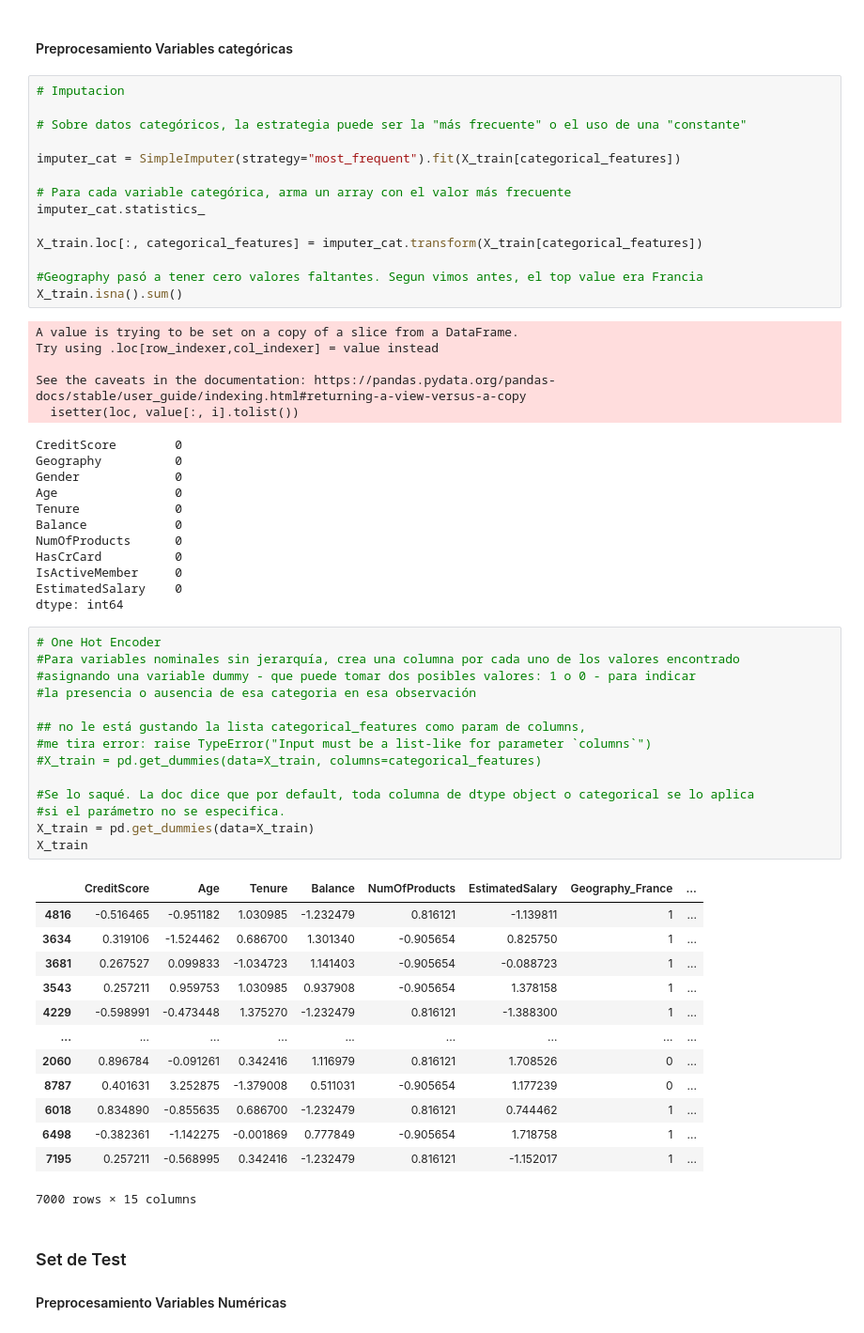
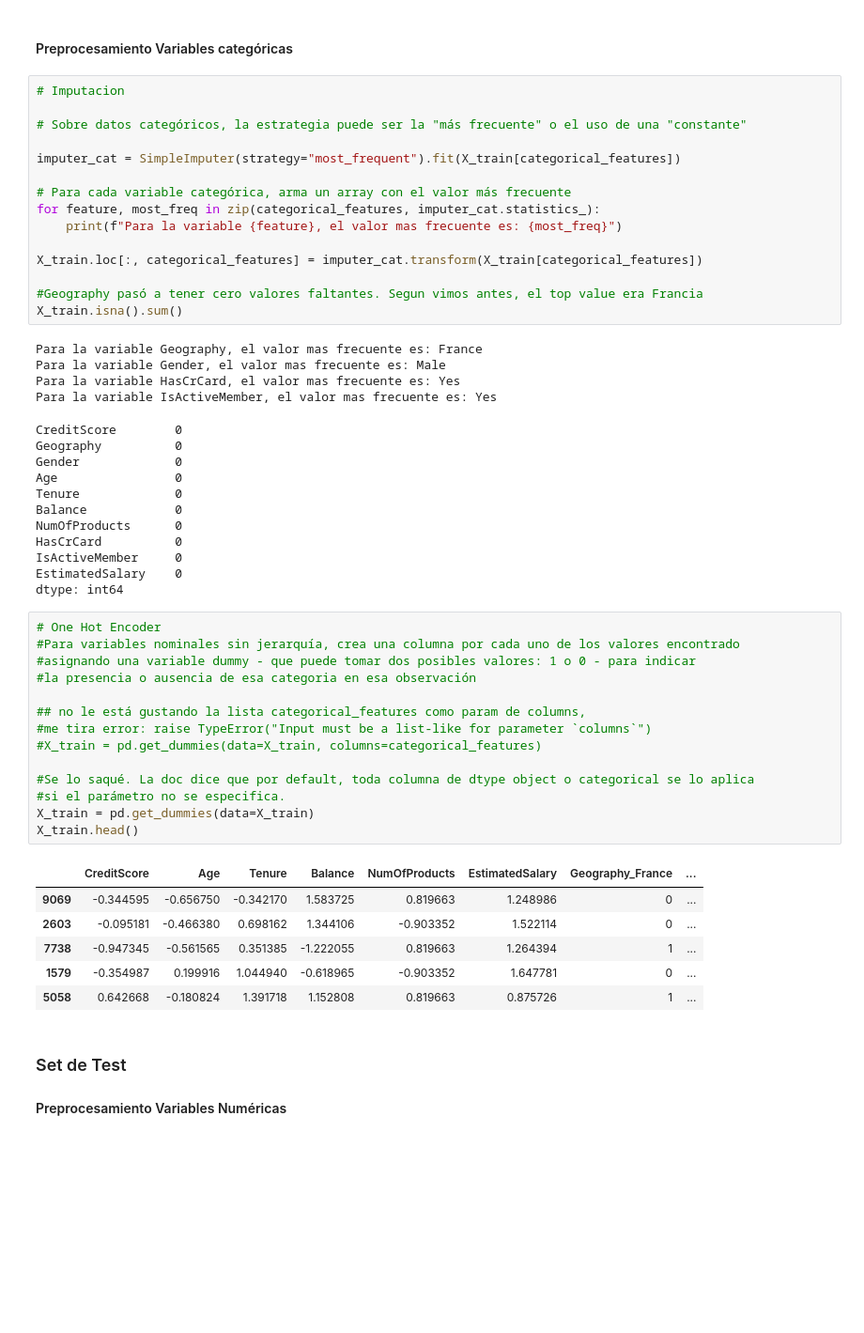
Before and after one commit to alejandrotobonr/DS-ONLINE-76, a Jupyter notebook: encoding_scaling.ipynb, the cells around one changed output. Shown at 94% size. Cells and saved outputs as stored; diff of their text form; blank space fills up the shorter version.

```diff
--- a/encoding_scaling.ipynb
+++ b/encoding_scaling.ipynb
@@ -264,18 +263,18 @@ X_train.head()
 imputer_cat = SimpleImputer(strategy="most_frequent").fit(X_train[categorical_features])
 
 # Para cada variable categórica, arma un array con el valor más frecuente
-imputer_cat.statistics_
+for feature, most_freq in zip(categorical_features, imputer_cat.statistics_):
+    print(f"Para la variable {feature}, el valor mas frecuente es: {most_freq}")
 
 X_train.loc[:, categorical_features] = imputer_cat.transform(X_train[categorical_features])
 
 #Geography pasó a tener cero valores faltantes. Segun vimos antes, el top value era Francia
 X_train.isna().sum()
 # %% [output]
-A value is trying to be set on a copy of a slice from a DataFrame.
-Try using .loc[row_indexer,col_indexer] = value instead
-
-See the caveats in the documentation: https://pandas.pydata.org/pandas-docs/stable/user_guide/indexing.html#returning-a-view-versus-a-copy
-  isetter(loc, value[:, i].tolist())
+Para la variable Geography, el valor mas frecuente es: France
+Para la variable Gender, el valor mas frecuente es: Male
+Para la variable HasCrCard, el valor mas frecuente es: Yes
+Para la variable IsActiveMember, el valor mas frecuente es: Yes
 CreditScore        0
 Geography          0
 Gender             0
@@ -290,31 +289,24 @@ dtype: int64
 # %%
 # One Hot Encoder
 #Para variables nominales sin jerarquía, crea una columna por cada uno de los valores encontrado
 #asignando una variable dummy - que puede tomar dos posibles valores: 1 o 0 - para indicar
 #la presencia o ausencia de esa categoria en esa observación
 
 ## no le está gustando la lista categorical_features como param de columns,
 #me tira error: raise TypeError("Input must be a list-like for parameter `columns`")
 #X_train = pd.get_dummies(data=X_train, columns=categorical_features)
 
 #Se lo saqué. La doc dice que por default, toda columna de dtype object o categorical se lo aplica
 #si el parámetro no se especifica.
 X_train = pd.get_dummies(data=X_train)
-X_train
+X_train.head()
 # %% [output]
 |  | CreditScore | Age | Tenure | Balance | NumOfProducts | EstimatedSalary | Geography_France | ... |
-| 4816 | -0.516465 | -0.951182 | 1.030985 | -1.232479 | 0.816121 | -1.139811 | 1 | ... |
-| 3634 | 0.319106 | -1.524462 | 0.686700 | 1.301340 | -0.905654 | 0.825750 | 1 | ... |
-| 3681 | 0.267527 | 0.099833 | -1.034723 | 1.141403 | -0.905654 | -0.088723 | 1 | ... |
-| 3543 | 0.257211 | 0.959753 | 1.030985 | 0.937908 | -0.905654 | 1.378158 | 1 | ... |
-| 4229 | -0.598991 | -0.473448 | 1.375270 | -1.232479 | 0.816121 | -1.388300 | 1 | ... |
-| ... | ... | ... | ... | ... | ... | ... | ... | ... |
-| 2060 | 0.896784 | -0.091261 | 0.342416 | 1.116979 | 0.816121 | 1.708526 | 0 | ... |
-| 8787 | 0.401631 | 3.252875 | -1.379008 | 0.511031 | -0.905654 | 1.177239 | 0 | ... |
-| 6018 | 0.834890 | -0.855635 | 0.686700 | -1.232479 | 0.816121 | 0.744462 | 1 | ... |
-| 6498 | -0.382361 | -1.142275 | -0.001869 | 0.777849 | -0.905654 | 1.718758 | 1 | ... |
-| 7195 | 0.257211 | -0.568995 | 0.342416 | -1.232479 | 0.816121 | -1.152017 | 1 | ... |
+| 9069 | -0.344595 | -0.656750 | -0.342170 | 1.583725 | 0.819663 | 1.248986 | 0 | ... |
+| 2603 | -0.095181 | -0.466380 | 0.698162 | 1.344106 | -0.903352 | 1.522114 | 0 | ... |
+| 7738 | -0.947345 | -0.561565 | 0.351385 | -1.222055 | 0.819663 | 1.264394 | 1 | ... |
+| 1579 | -0.354987 | 0.199916 | 1.044940 | -0.618965 | -0.903352 | 1.647781 | 0 | ... |
+| 5058 | 0.642668 | -0.180824 | 1.391718 | 1.152808 | 0.819663 | 0.875726 | 1 | ... |
-7000 rows × 15 columns
 # %% [markdown]
 ### Set de Test
 #### Preprocesamiento Variables Numéricas
```
Also changed, not shown: parts of 16 cells of this notebook.
